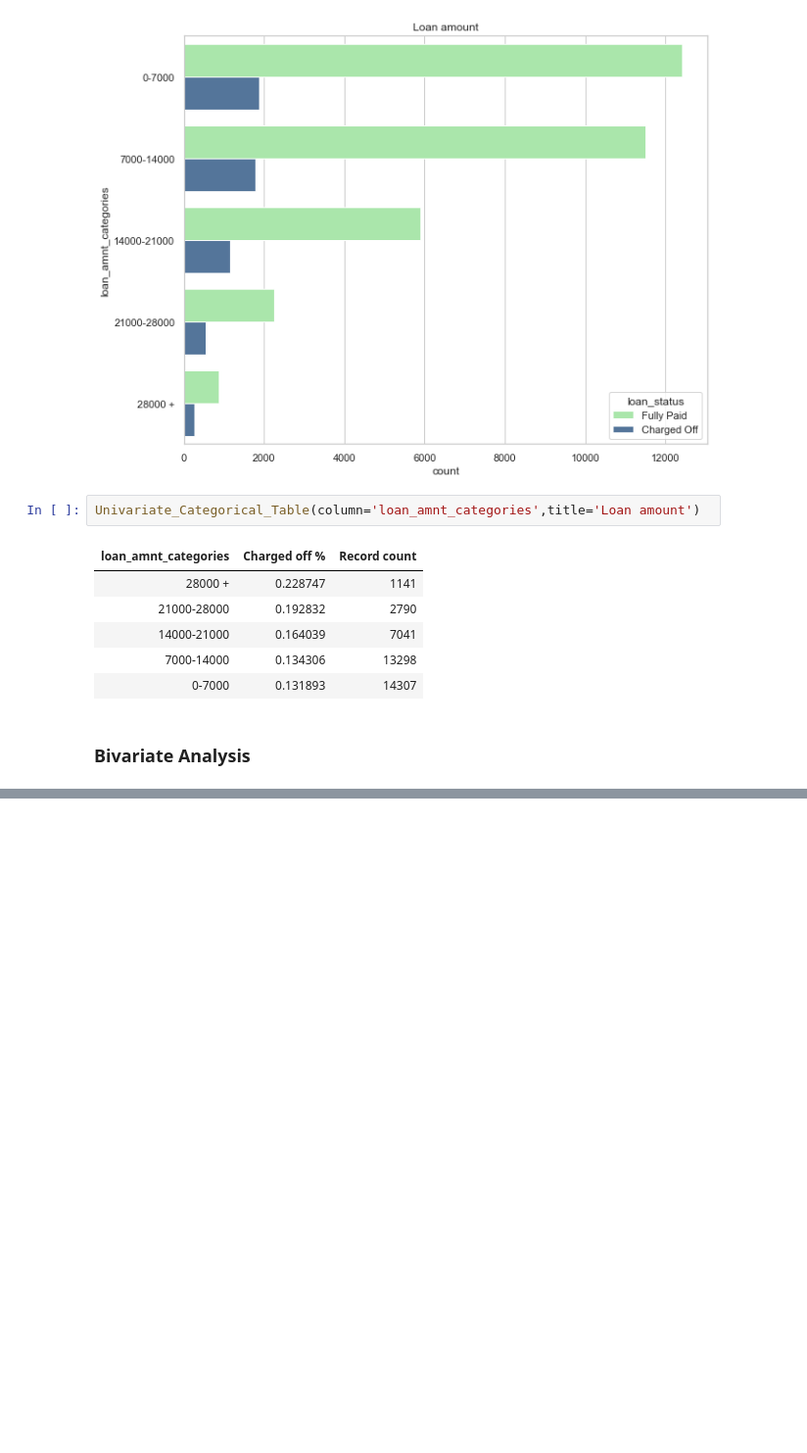
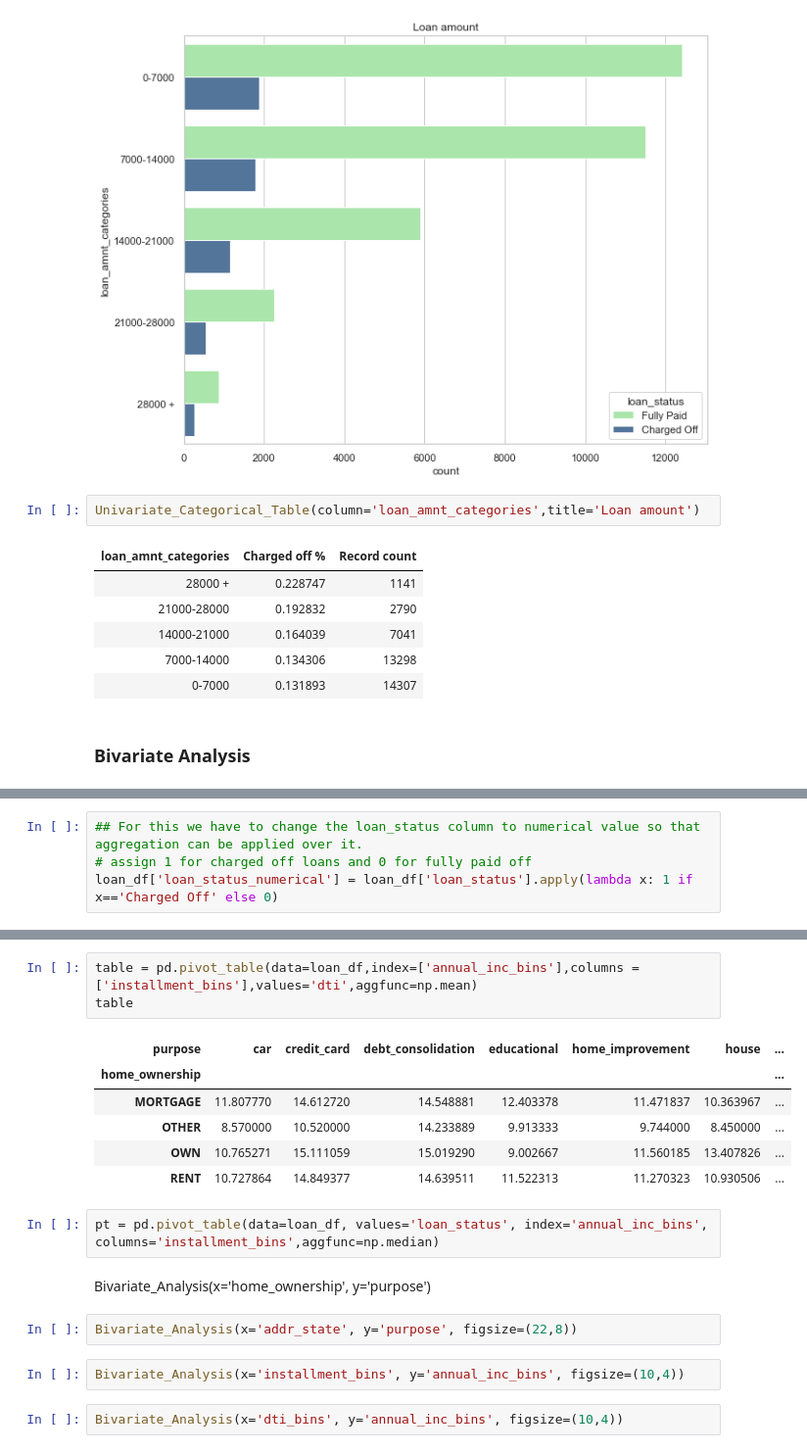
Before and after one commit to rainasharma/Lending-Club-Case-Study, a Jupyter notebook: Group_Raina_Sharma.ipynb, the cells around one changed output, grey strips where cells are left out. Shown at 98% size. Saved outputs shown, nothing was run; the diff lists cells and outputs as text; blank space fills up the shorter version.

Commit message:
Bivariate Analysis rough changes

```diff
--- a/Group_Raina_Sharma.ipynb
+++ b/Group_Raina_Sharma.ipynb
@@ -1040,0 +1068,4 @@ Univariate_Categorical_Table(column='loan_amnt_categories',title='Loan amount')
+# %%
+## For this we have to change the loan_status column to numerical value so that aggregation can be applied over it.
+# assign 1 for charged off loans and 0 for fully paid off
+loan_df['loan_status_numerical'] = loan_df['loan_status'].apply(lambda x: 1 if x=='Charged Off' else 0)
@@ -1040,0 +1087,20 @@ Univariate_Categorical_Table(column='loan_amnt_categories',title='Loan amount')
+# %%
+table = pd.pivot_table(data=loan_df,index=['annual_inc_bins'],columns =['installment_bins'],values='dti',aggfunc=np.mean)
+table
+# %% [output]
+| purpose | car | credit_card | debt_consolidation | educational | home_improvement | house | ... |
+| home_ownership |  |  |  |  |  |  | ... |
+| MORTGAGE | 11.807770 | 14.612720 | 14.548881 | 12.403378 | 11.471837 | 10.363967 | ... |
+| OTHER | 8.570000 | 10.520000 | 14.233889 | 9.913333 | 9.744000 | 8.450000 | ... |
+| OWN | 10.765271 | 15.111059 | 15.019290 | 9.002667 | 11.560185 | 13.407826 | ... |
+| RENT | 10.727864 | 14.849377 | 14.639511 | 11.522313 | 11.270323 | 10.930506 | ... |
+# %%
+pt = pd.pivot_table(data=loan_df, values='loan_status', index='annual_inc_bins', columns='installment_bins',aggfunc=np.median)
+# %% [markdown]
+Bivariate_Analysis(x='home_ownership', y='purpose')
+# %%
+Bivariate_Analysis(x='addr_state', y='purpose', figsize=(22,8))
+# %%
+Bivariate_Analysis(x='installment_bins', y='annual_inc_bins', figsize=(10,4))
+# %%
+Bivariate_Analysis(x='dti_bins', y='annual_inc_bins', figsize=(10,4))
```
Also changed, not shown: parts of 5 cells of this notebook.
